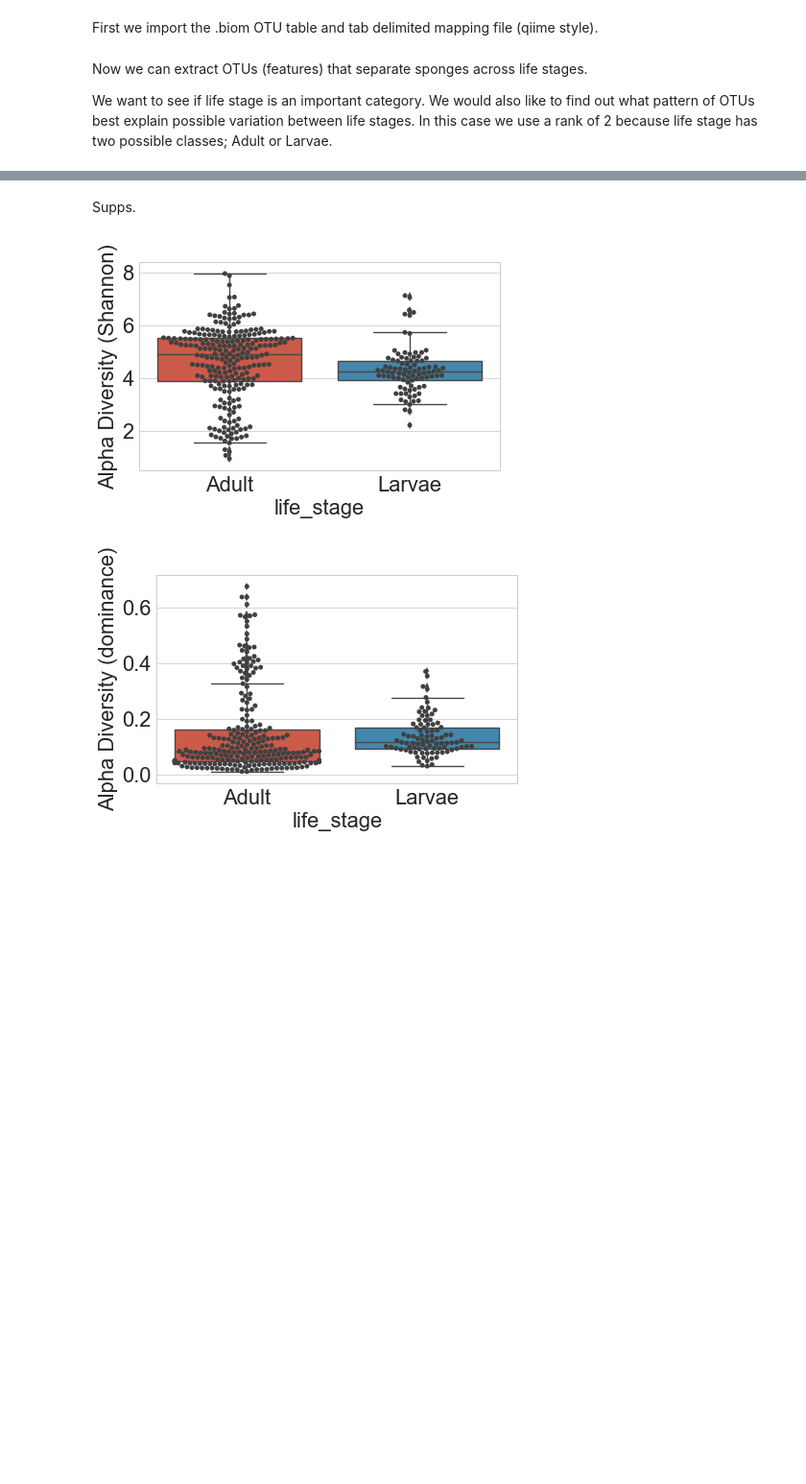
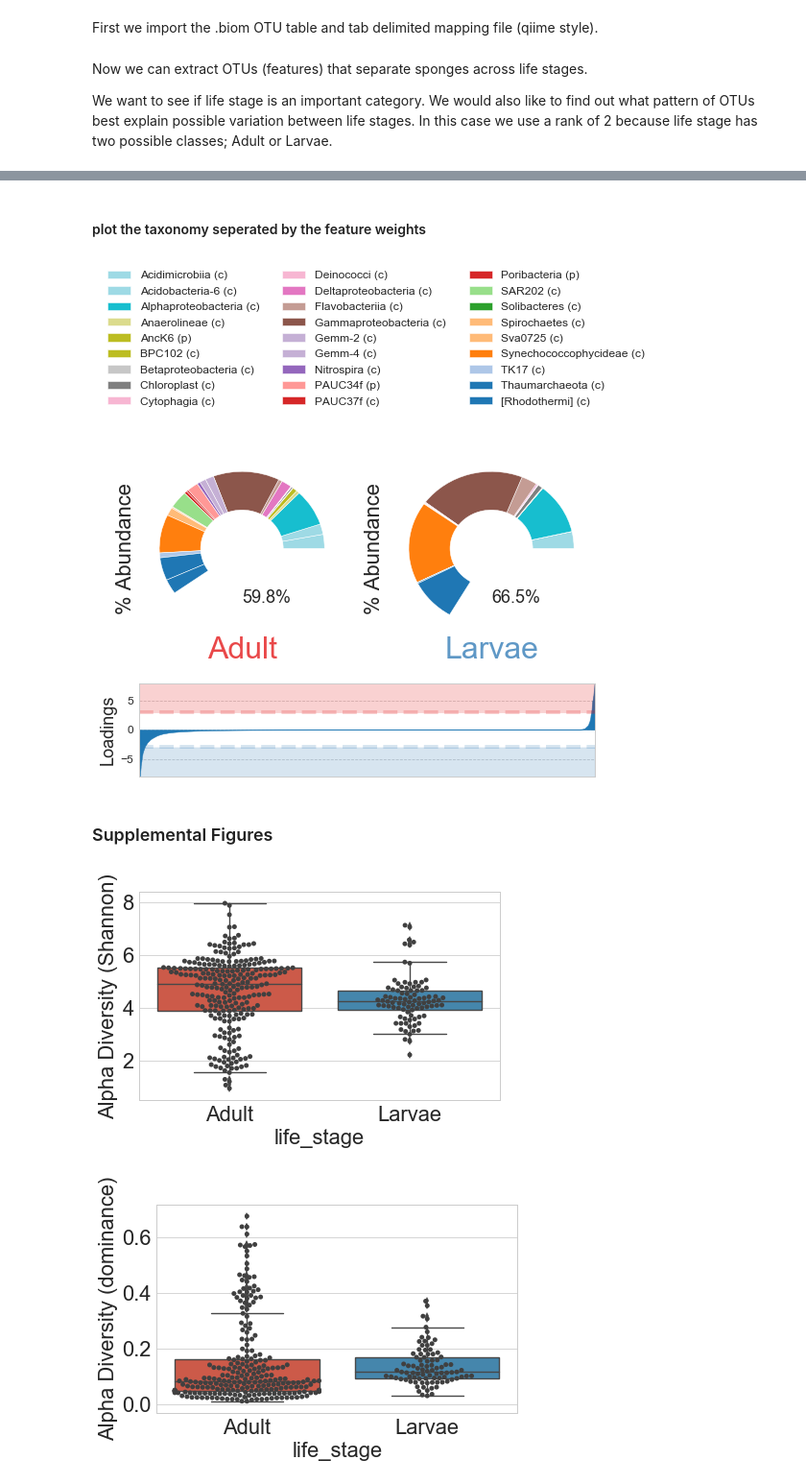
Before and after one commit to biocore/DEICODE, a Jupyter notebook: Examples/sponge_biom.ipynb, the cells around one changed output, grey strips where cells are left out. Shown: that part at 96% size. Drawn from its saved outputs; the diff is of its cells as text; code cells hidden in the pictures; blank space fills up the shorter version.

```diff
--- a/Examples/sponge_biom.ipynb
+++ b/Examples/sponge_biom.ipynb
@@ -261,5 +256,77 @@ plt.show()
-# %% [markdown]
-Supps.
+# %% [markdown]
+#### plot the taxonomy seperated by the feature weights
+# %%
+cutoff_=3
+features=get_enriched_labels(feature_loading.copy(),cutoff=cutoff_)
+mean_abundances=get_mean_abundance(otutabledf,mappingdf,features,'life_stage')
+index_level_tax=get_lowest_level(taxonomy,features,default_highest=-5)
+
+#group by lowest level
+mean_abundances.index=[index_level_tax[i] for i in mean_abundances.index]
+mean_abundances=mean_abundances.groupby(mean_abundances.index).sum()
+# %%
+
+fig = plt.figure(figsize=(8, 10), facecolor='white')
+gs = gridspec.GridSpec(16, 58)
+
+ax_legend = plt.subplot(gs[0:4, :55])
+ax_bar = plt.subplot(gs[12:15, :55])
+ax_group1 = plt.subplot(gs[5:11, :25])
+ax_group2 = plt.subplot(gs[5:11, 30:55])
+
+ind = np.arange(feature_loading.shape[0])
+ax_bar.stackplot(ind, feature_loading[0],color='#1f78b4',alpha=1)
+ax_bar.set_xlim([0, feature_loading.shape[0]])
+ax_bar.set_ylim([feature_loading[0].min(), feature_loading[0].max()])
+ax_bar.set_xticks([])
+ax_bar.axhline(cutoff_,lw=4,ls='--',color="#e41a1c",alpha=.2)
+ax_bar.axhline(-cutoff_,lw=4,ls='--',color="#377eb8",alpha=.2)
+ax_bar.fill_between(ind, cutoff_,feature_loading[0].max(), color="#e41a1c",alpha=.2)
+ax_bar.fill_between(ind, -cutoff_,feature_loading[0].min(), color="#377eb8",alpha=.2)
+ax_bar.set_ylim([-8, 8])
+ax_bar.grid(which='major', axis='both', linestyle='--')
+ax_bar.set_ylabel('Loadings', fontsize=18)
+ax_bar.tick_params(labelsize=12)
+
+locs=[(.0,-.7),(.0,-.7)]
+percs=[str(x)[:4]+'%' for x in list(mean_abundances.sum())]
+for (count_,group_),ax,cols_ in zip(enumerate(mean_abundances.columns),
+                             [ax_group1,ax_group2]
+                                   ,['#e41a1c','#377eb8']):
+    all_pie=mean_abundances.copy()
+
+    all_pie[group_]=all_pie[group_]/100
+
+    # Create a circle for the center of the plot
+    my_circle=plt.Circle( (0,0), 0.5, color='white')
+
+    all_pie[group_].T.plot.pie(ax=ax,
+                                    labels=['' for x in mean_abundances[group_].values],
+                                   colormap='tab20_r')
+
+    ax.set_ylabel('% Abundance',fontsize=22)
+    ax.add_artist(my_circle)
+    ax.annotate(percs[count_], locs[count_],fontsize=18)
+    ax.set_title(group_,fontsize=32,y=-.10,color=cols_,alpha=.8)
+
+ax_group1.legend(labels=all_pie.index,title=""
+                 , loc=2,prop={'size':12}
+                 ,bbox_to_anchor=(-.2, 2),
+                ncol=math.floor(np.sqrt(len(mean_abundances.index)))-2)
+
+ax_legend.grid()
+ax_legend.set_xticks([])
+ax_legend.set_yticks([])
+ax_legend.axis('off')
+ax_legend.grid()
+ax_legend.set_xticks([])
+ax_legend.set_yticks([])
+fig.savefig('figures/figure4A.png',dpi=300, bbox_inches='tight',facecolor='white')
+plt.show()
+# %% [output]
+[figure, added]
+# %% [markdown]
+### Supplemental Figures
 # %%
 from skbio.diversity import alpha_diversity
 
```
Also changed, not shown: parts of 8 cells of this notebook, 23 other files.
